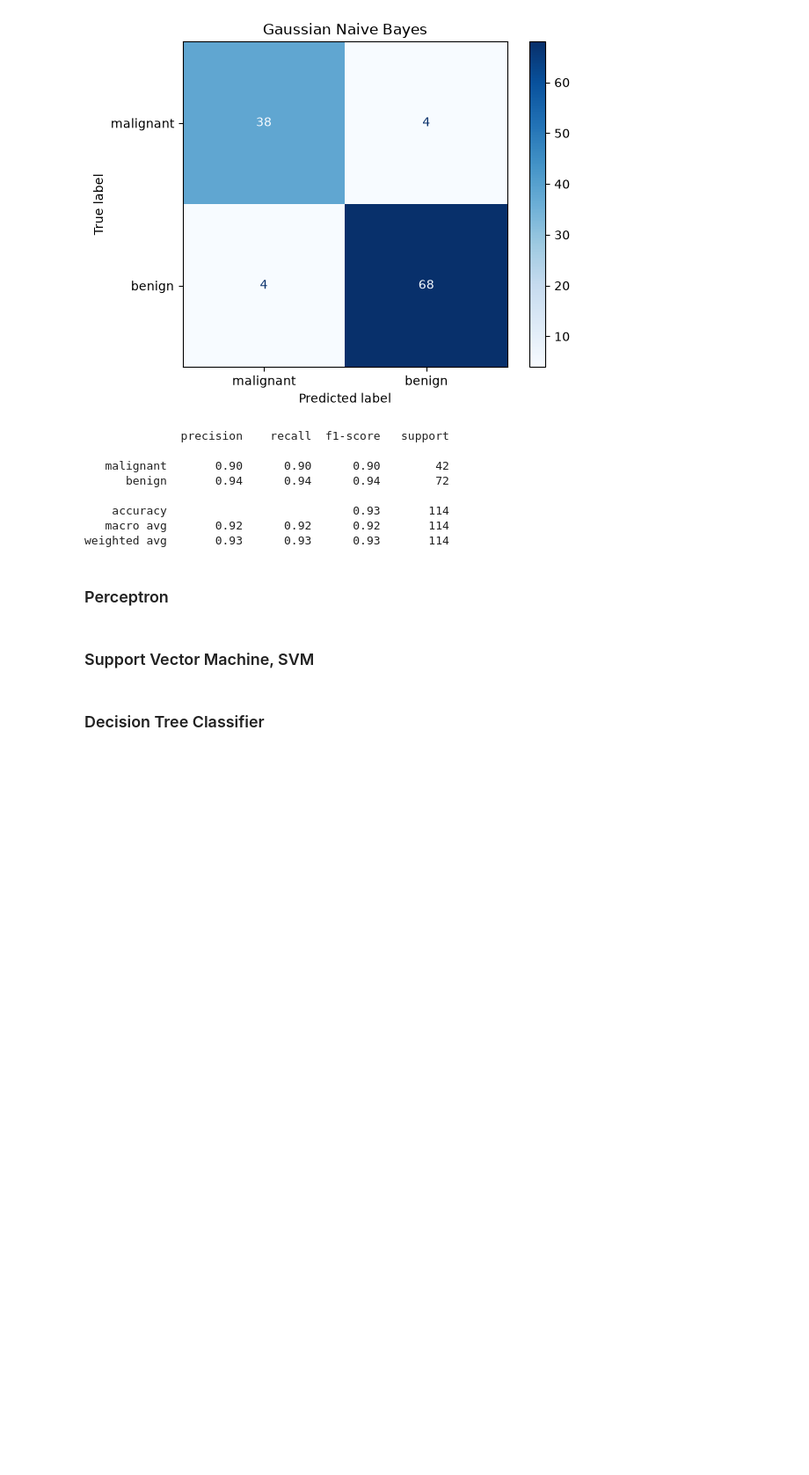
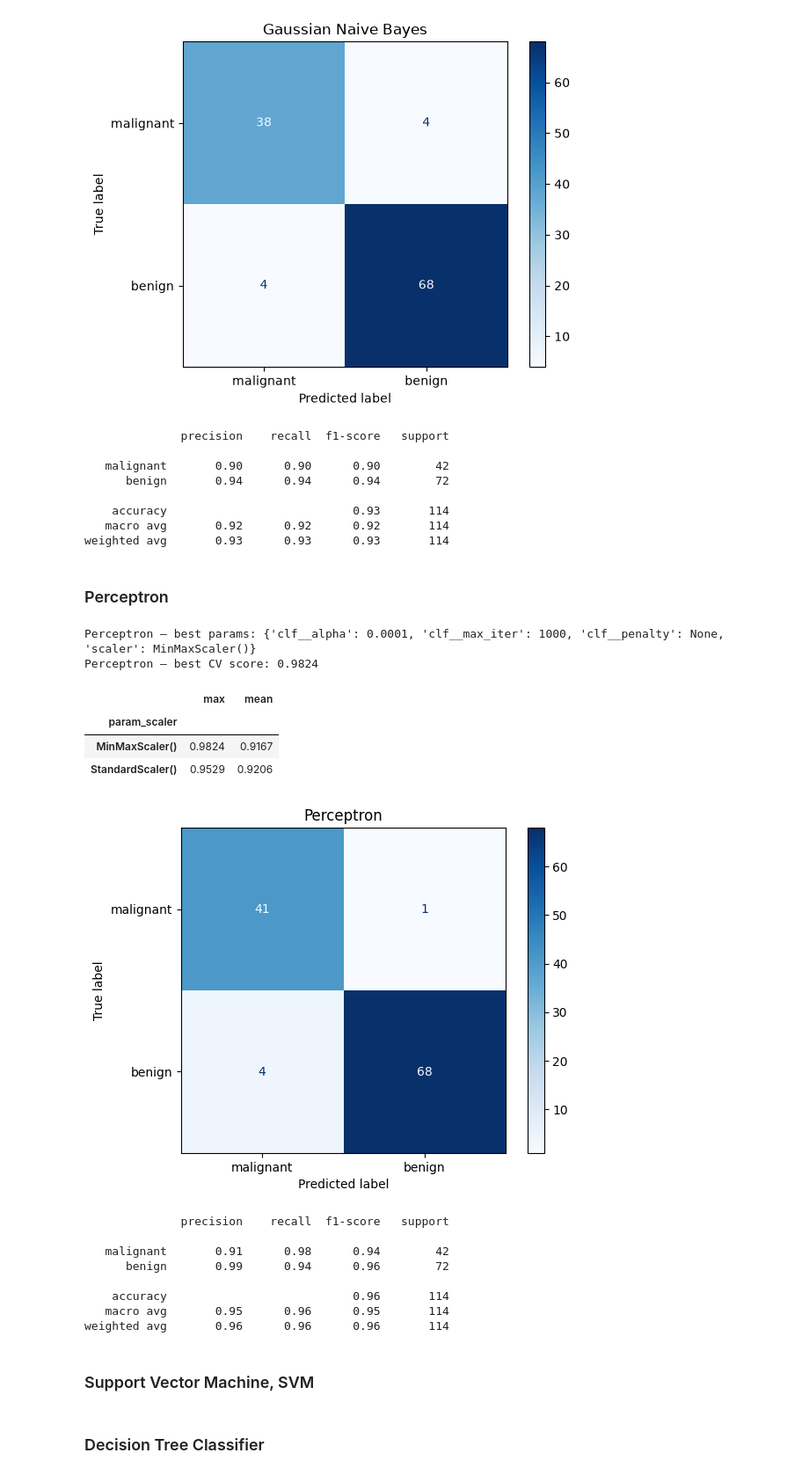
Before and after one commit to Jimmyjohn23/ML_Project1, a Jupyter notebook: main.ipynb, the cells around one changed output. Shown at 88% size. Cells and saved outputs as stored; diff of their text form; code cells hidden in the pictures; blank space fills up the shorter version.

```diff
--- a/main.ipynb
+++ b/main.ipynb
@@ -114,7 +114,36 @@ weighted avg       0.93      0.93      0.93       114
 # %% [markdown]
 ### Perceptron
 # %%
-# Name metrics per_metrics
+per_grid = GridSearchCV(
+    Pipeline([("scaler", StandardScaler()), ("clf", Perceptron(random_state=RANDOM_STATE))]),
+    {
+        "clf__penalty": [None, "l2", "l1", "elasticnet"],
+        "clf__alpha": [0.0001, 0.001, 0.01],
+        "clf__max_iter": [1000, 2000],
+        "scaler": [StandardScaler(), MinMaxScaler()],
+    },
+    cv=StratifiedKFold(5, shuffle=True, random_state=RANDOM_STATE),
+    scoring=make_scorer(recall_score, pos_label=0),
+)
+per_grid.fit(X_train, y_train)
+per_cv = summarize_grid(per_grid, "Perceptron")
+per_metrics = evaluate(per_grid.best_estimator_, "Perceptron")
+# %% [output]
+Perceptron — best params: {'clf__alpha': 0.0001, 'clf__max_iter': 1000, 'clf__penalty': None, 'scaler': MinMaxScaler()}
+Perceptron — best CV score: 0.9824
+|  | max | mean |
+| param_scaler |  |  |
+| MinMaxScaler() | 0.9824 | 0.9167 |
+| StandardScaler() | 0.9529 | 0.9206 |
+[figure, added]
+              precision    recall  f1-score   support
+
+   malignant       0.91      0.98      0.94        42
+      benign       0.99      0.94      0.96        72
+
+    accuracy                           0.96       114
+   macro avg       0.95      0.96      0.95       114
+weighted avg       0.96      0.96      0.96       114
 # %% [markdown]
 ### Support Vector Machine, SVM
 # %%
```
Also changed, not shown: parts of 1 cell of this notebook.
